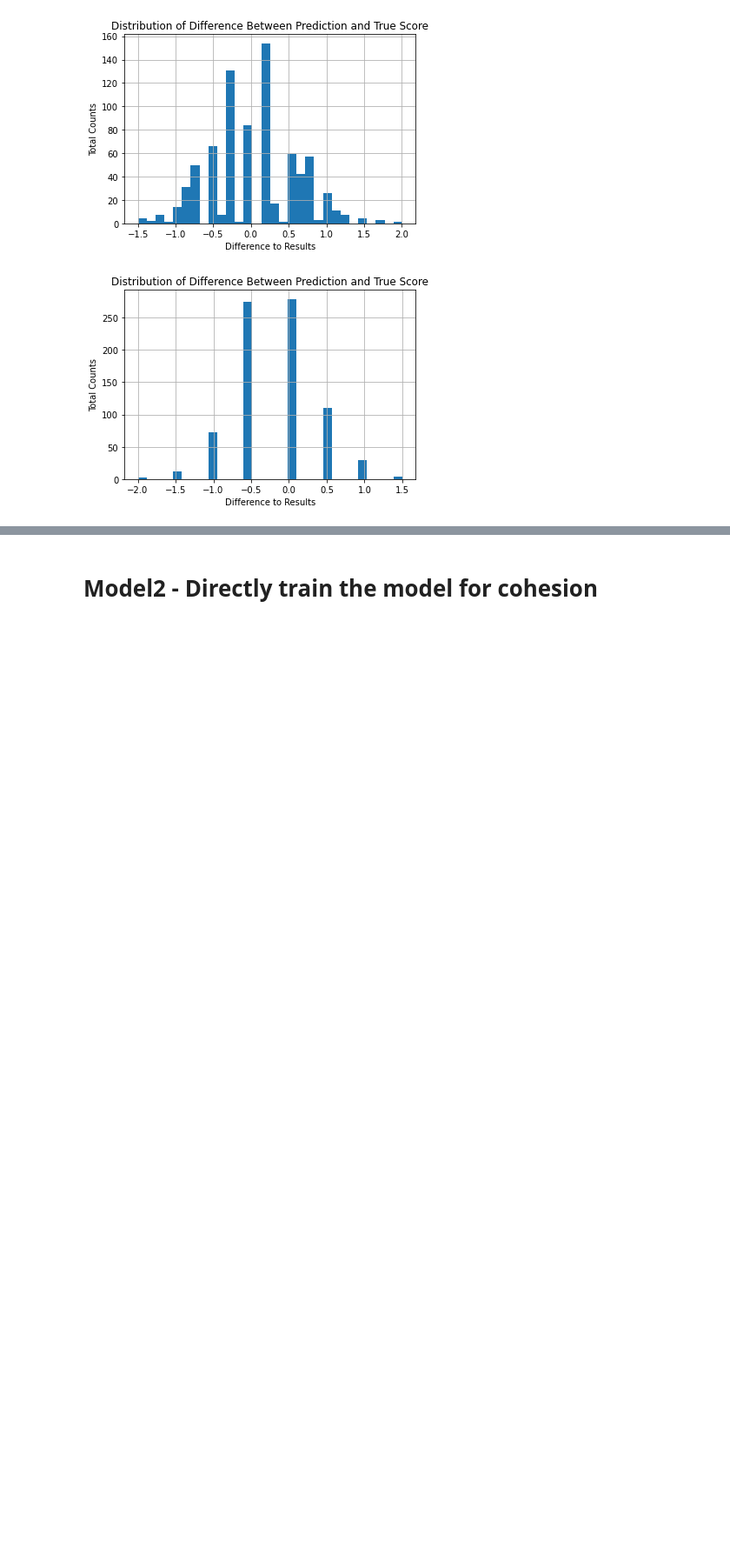
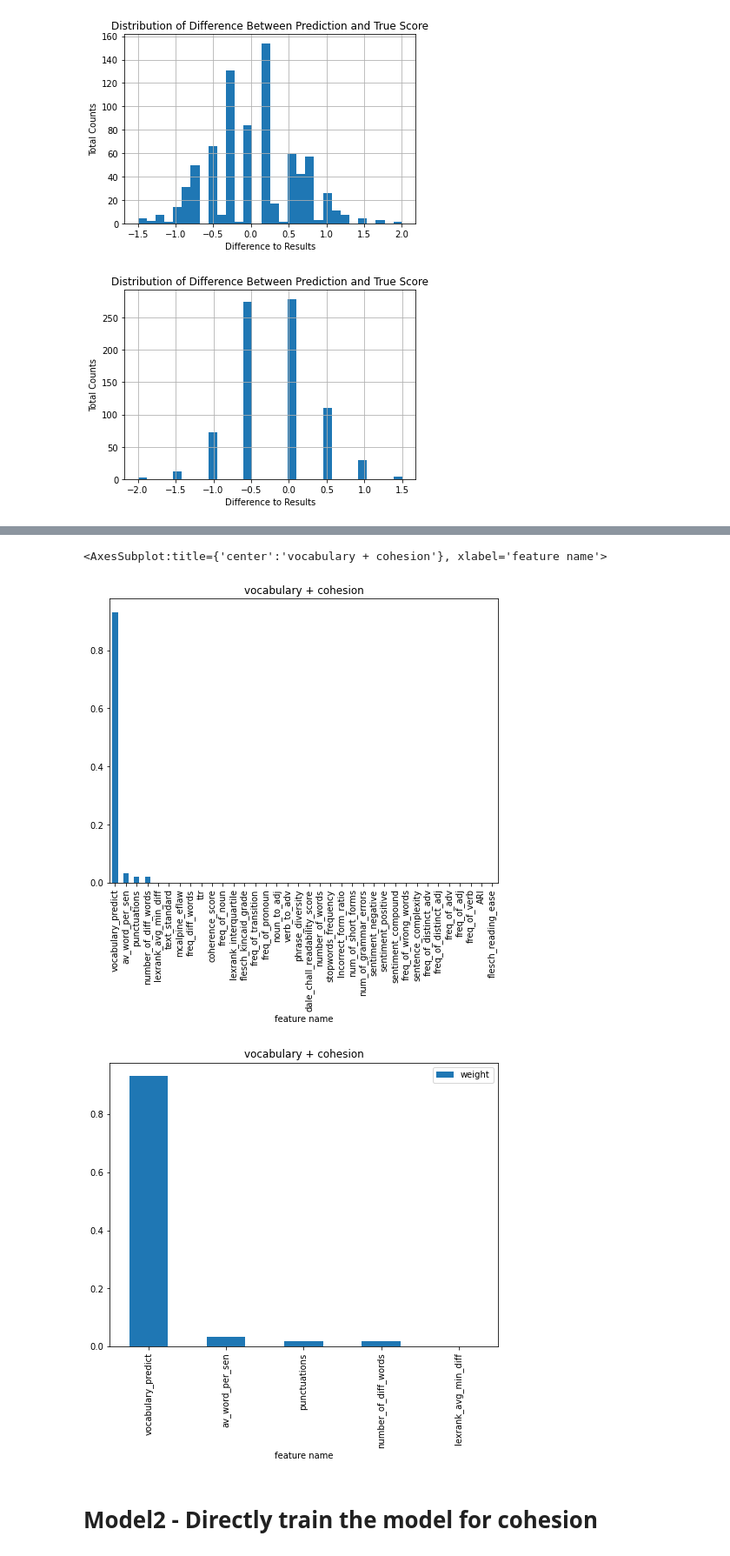
Before and after one commit to Lokki-ki-ki/Text_Marker, a Jupyter notebook: DecisionTree_new.ipynb, the cells around one changed output, grey strips where cells are left out. Shown at 87% size. Saved outputs shown, nothing was run; the diff lists cells and outputs as text; code cells hidden in the pictures; blank space fills up the shorter version.

```diff
--- a/DecisionTree_new.ipynb
+++ b/DecisionTree_new.ipynb
@@ -192,0 +206,6 @@ result_diff_plot(new_pre_adj, y_test)
+# %%
+importance1 = new_dt.feature_importances_
+feature_importance1 = pd.DataFrame([list(X_train1.columns.values), importance1]).T
+feature_importance1 = feature_importance1.sort_values(by=1, ascending=False)
+feature_importance1.columns=['feature name', 'weight']
+feature_importance1
@@ -193,3 +230,10 @@ result_diff_plot(new_pre_adj, y_test)
+# %%
+feature_importance1.plot(kind='bar',x=0, y=1, figsize=(8,6),title='vocabulary + cohesion',legend=False)
+feature_importance1.head(5).plot(kind='bar',x=0, y=1, figsize=(8,6),title='vocabulary + cohesion')
+# %% [output]
+<AxesSubplot:title={'center':'vocabulary + cohesion'}, xlabel='feature name'>
+[figure, added]
+[figure, added]
 # %% [markdown]
 # Model2 - Directly train the model for cohesion
 # %%
```
Also changed, not shown: parts of 6 cells of this notebook, 2 other files.
